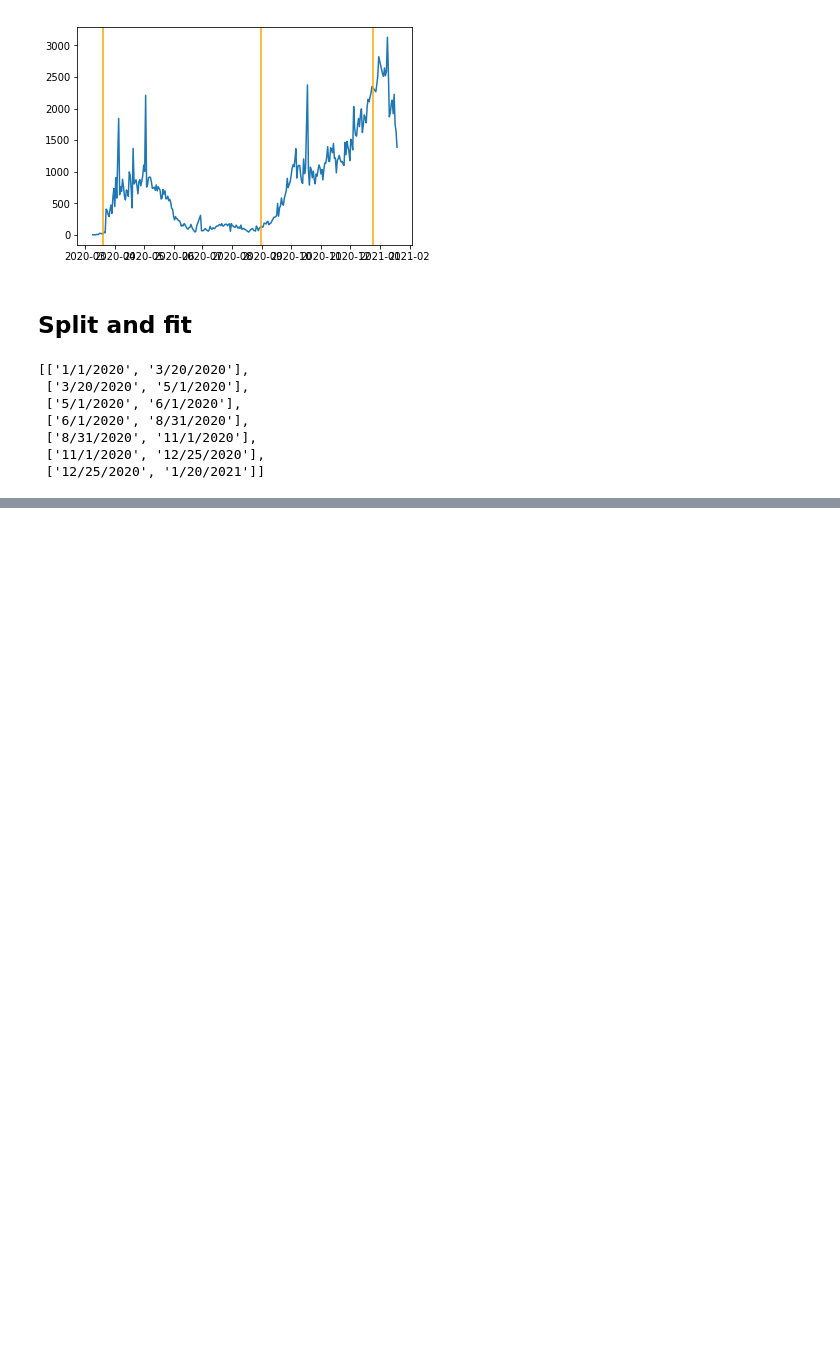
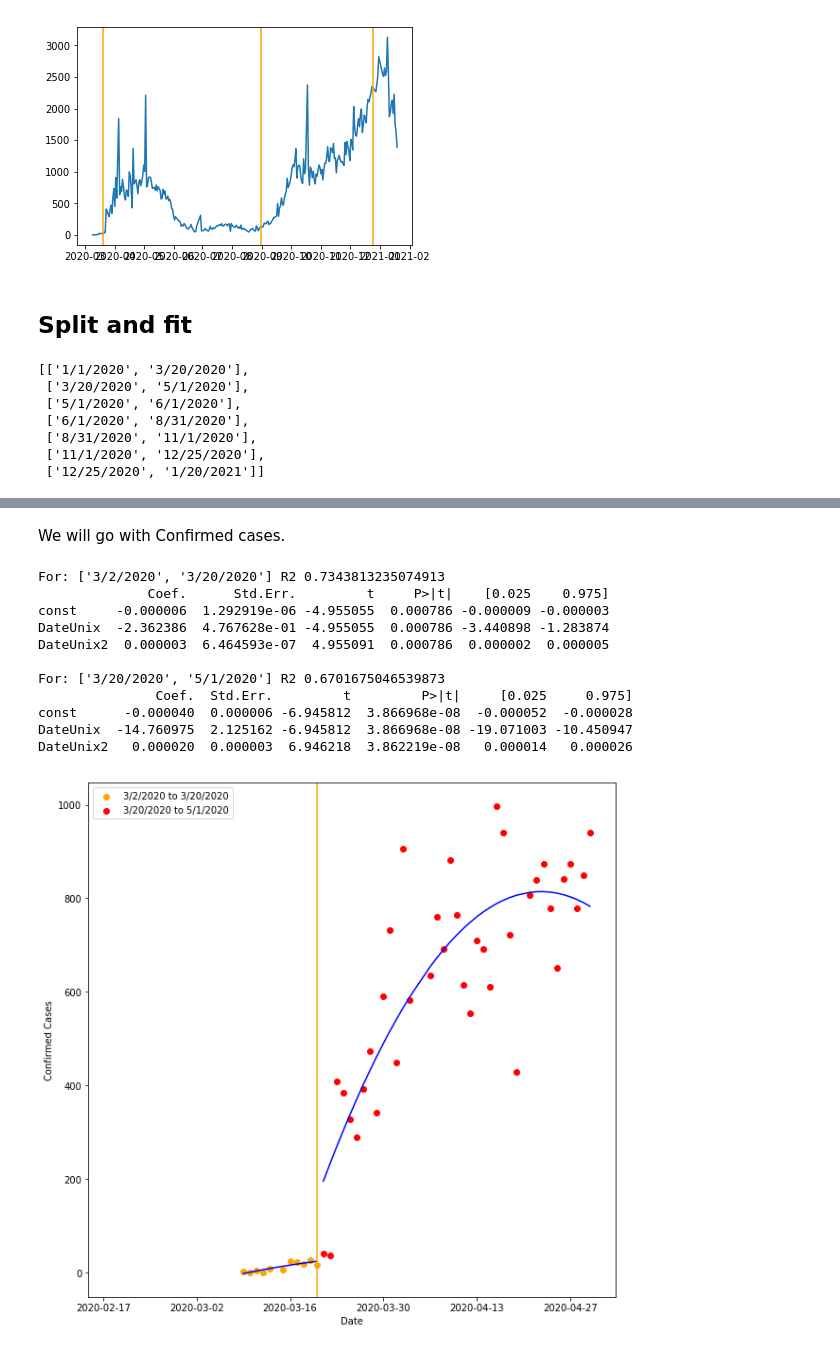
Before and after one commit to cb-ds-1/m3-4-rdd-project, a Jupyter notebook: workshop.ipynb, the cells around one changed output, grey strips where cells are left out. Drawn from its saved outputs; the diff is of its cells as text; code cells hidden in the pictures; blank space fills up the shorter version.

```diff
--- a/workshop.ipynb
+++ b/workshop.ipynb
@@ -189,0 +202,24 @@ DateUnix2  -0.000053  0.000013 -4.085451  0.000862  -0.000081  -0.000026
+# %% [markdown]
+We will go with Confirmed cases.
+# %%
+delimiters = [['3/2/2020', '3/20/2020'],['3/20/2020', '5/1/2020']]
+
+res1 = evaluate_tranches(data=qc,
+                         tranches=delimiters,
+                         filters=[None, 1000],
+                         imp_dates=['3/20/2020'],
+                         figsize=(10.,10.)
+                        )
+# %% [output]
+For: ['3/2/2020', '3/20/2020'] R2 0.7343813235074913
+              Coef.      Std.Err.         t     P>|t|    [0.025    0.975]
+const     -0.000006  1.292919e-06 -4.955055  0.000786 -0.000009 -0.000003
+DateUnix  -2.362386  4.767628e-01 -4.955055  0.000786 -3.440898 -1.283874
+DateUnix2  0.000003  6.464593e-07  4.955091  0.000786  0.000002  0.000005
+
+For: ['3/20/2020', '5/1/2020'] R2 0.6701675046539873
+               Coef.  Std.Err.         t         P>|t|     [0.025     0.975]
+const      -0.000040  0.000006 -6.945812  3.866968e-08  -0.000052  -0.000028
+DateUnix  -14.760975  2.125162 -6.945812  3.866968e-08 -19.071003 -10.450947
+DateUnix2   0.000020  0.000003  6.946218  3.862219e-08   0.000014   0.000026
+[figure, added]
```
Also changed, not shown: parts of 2 cells of this notebook.
